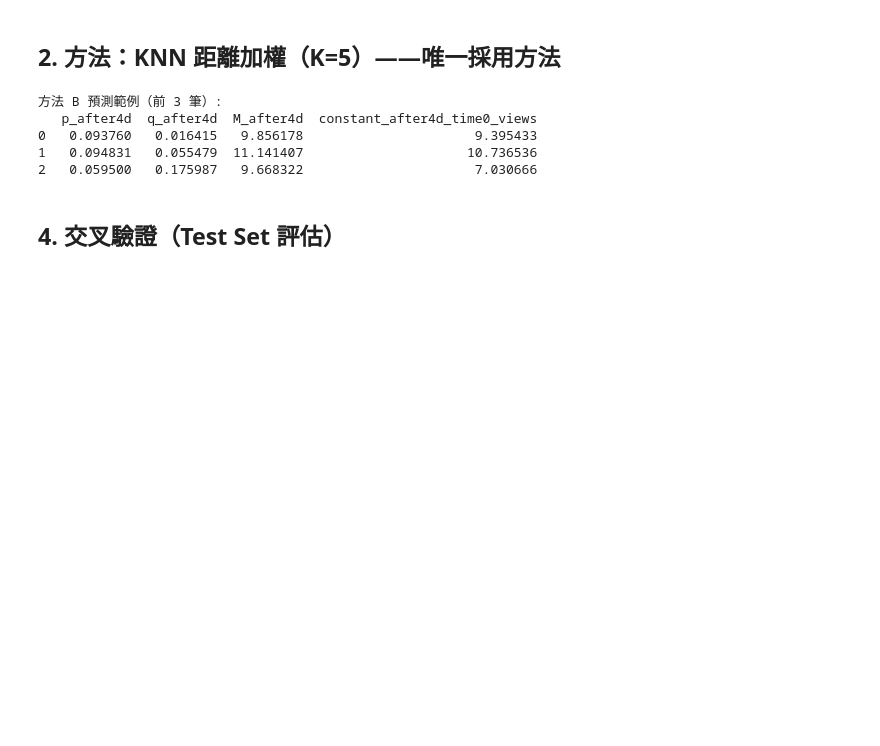
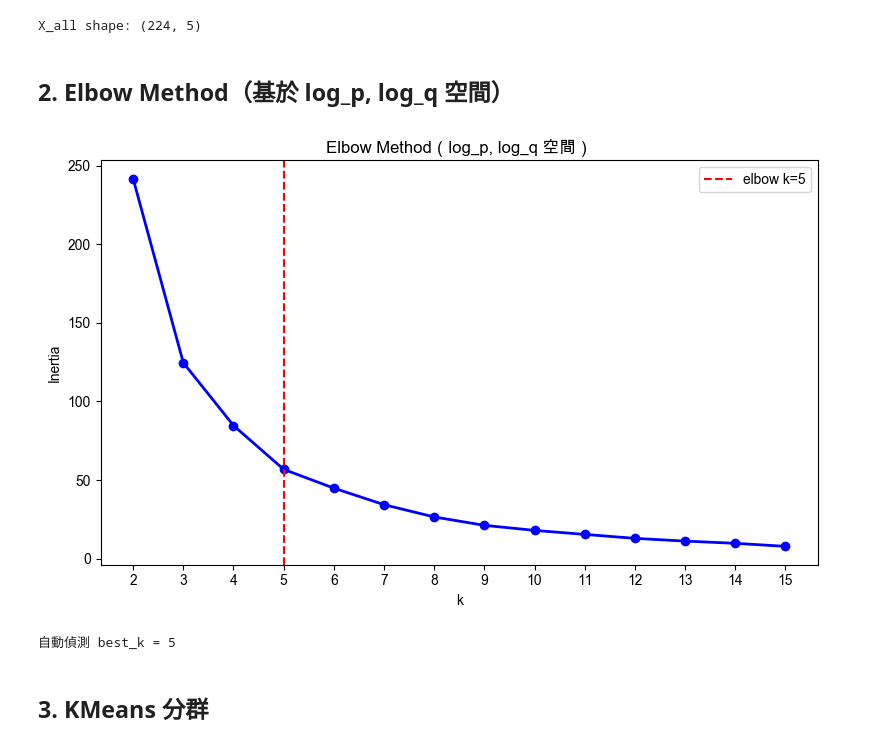
Before and after one commit to jocelyn-chenn/data_augmentation, a Jupyter notebook: notebooks/step3_augmentation.ipynb, the cells around one changed output. Drawn from its saved outputs; the diff is of its cells as text; code cells hidden in the pictures; blank space fills up the shorter version.

```diff
--- a/notebooks/step3_augmentation.ipynb
+++ b/notebooks/step3_augmentation.ipynb
@@ -35,9 +19,6 @@ PROCESSED = Path('../data/processed')
 OUTPUT    = Path('../data/output')
 OUTPUT.mkdir(parents=True, exist_ok=True)
 
-new_features  = pd.read_csv(PROCESSED / 'new_features.csv')
-hist_features = pd.read_csv(PROCESSED / 'hist_features.csv')
-
-print('new_features :', new_features.shape)
-print('hist_features:', hist_features.shape)
+df = pd.read_csv(PROCESSED / 'new_features.csv')
+print('new_features shape:', df.shape)
 # %% [output]
@@ -131,30 +86,46 @@ best_topic_labels_enc  3.969512e-17  1.0
+# %%
+# 特徵矩陣：StandardScaler fit 在全部 223 筆
+scaler = StandardScaler()
+X_all  = scaler.fit_transform(feat_filled[selected_features].values)
+print('X_all shape:', X_all.shape)
+# %% [output]
+X_all shape: (224, 5)
 # %% [markdown]
-## 2. 方法：KNN 距離加權（K=5）——唯一採用方法
+## 2. Elbow Method（基於 log_p, log_q 空間）
 # %%
-K_NEIGHBORS = 5
+scaler_cluster = StandardScaler()
+X_cluster      = scaler_cluster.fit_transform(df[['log_p', 'log_q']].values)
 
-knn = NearestNeighbors(n_neighbors=K_NEIGHBORS, metric='euclidean')
-knn.fit(X_train)
+inertias = []
+K_range  = range(2, 16)
+for k in K_range:
+    km = KMeans(n_clusters=k, random_state=42, n_init=10)
+    km.fit(X_cluster)
+    inertias.append(km.inertia_)
 
-def predict_knn(df):
-    distances, idx = knn.kneighbors(get_X(df))
-    weights = 1.0 / (distances + 1e-8)
-    weights = weights / weights.sum(axis=1, keepdims=True)
-    preds = {}
-    for col in target_cols:
-        neighbor_vals = train_df[col].values[idx]  # (n, K)
-        preds[col]    = (weights * neighbor_vals).sum(axis=1)
-    return pd.DataFrame(preds)
+# Kneedle 法自動偵測 elbow
+k_arr   = np.array(list(K_range), dtype=float)
+ine_arr = np.array(inertias)
+k_n     = (k_arr - k_arr[0]) / (k_arr[-1] - k_arr[0])
+i_n     = (ine_arr - ine_arr[-1]) / (ine_arr[0] - ine_arr[-1])
+best_k  = int(k_arr[np.argmax(np.abs(k_n + i_n - 1) / np.sqrt(2))])
+best_k  = max(3, best_k)
 
-test_pred_b = predict_knn(test_df)
-print('方法 B 預測範例（前 3 筆）:')
-print(test_pred_b.head(3))
+fig, ax = plt.subplots(figsize=(8, 5))
+ax.plot(list(K_range), inertias, 'bo-', linewidth=2)
+ax.axvline(x=best_k, color='red', linestyle='--', label=f'elbow k={best_k}')
+ax.set_xlabel('k')
+ax.set_ylabel('Inertia')
+ax.set_title('Elbow Method（log_p, log_q 空間）')
+ax.set_xticks(list(K_range))
+ax.legend()
+plt.tight_layout()
+plt.savefig(OUTPUT / 'elbow.png', dpi=150)
+plt.show()
+print(f'自動偵測 best_k = {best_k}')
 # %% [output]
+[figure, added]
-方法 B 預測範例（前 3 筆）:
-   p_after4d  q_after4d  M_after4d  constant_after4d_time0_views
-0   0.093760   0.016415   9.856178                      9.395433
-1   0.094831   0.055479  11.141407                     10.736536
-2   0.059500   0.175987   9.668322                      7.030666
+自動偵測 best_k = 5
 # %% [markdown]
-## 4. 交叉驗證（Test Set 評估）
+## 3. KMeans 分群
 # %%
```
Also changed, not shown: parts of 21 cells of this notebook, 2 other files.
